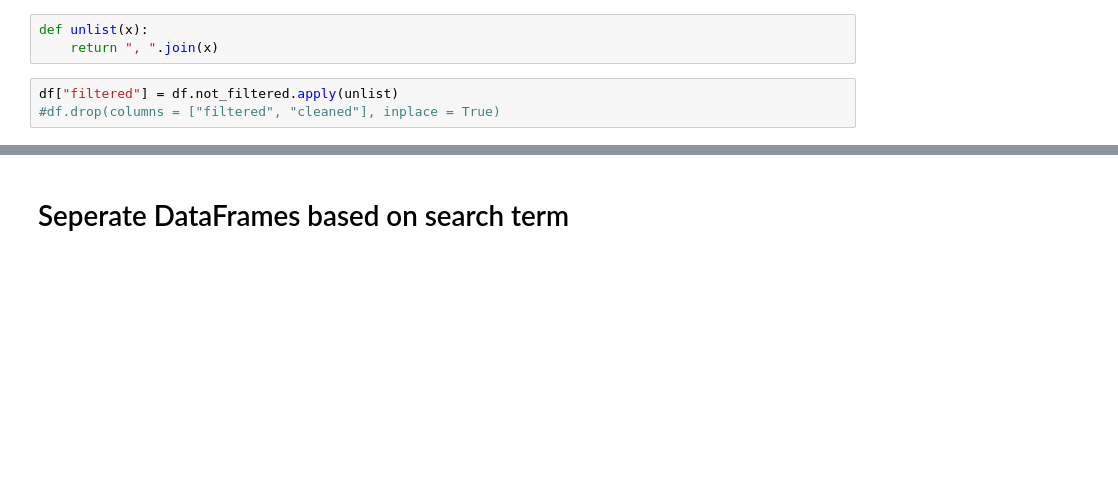
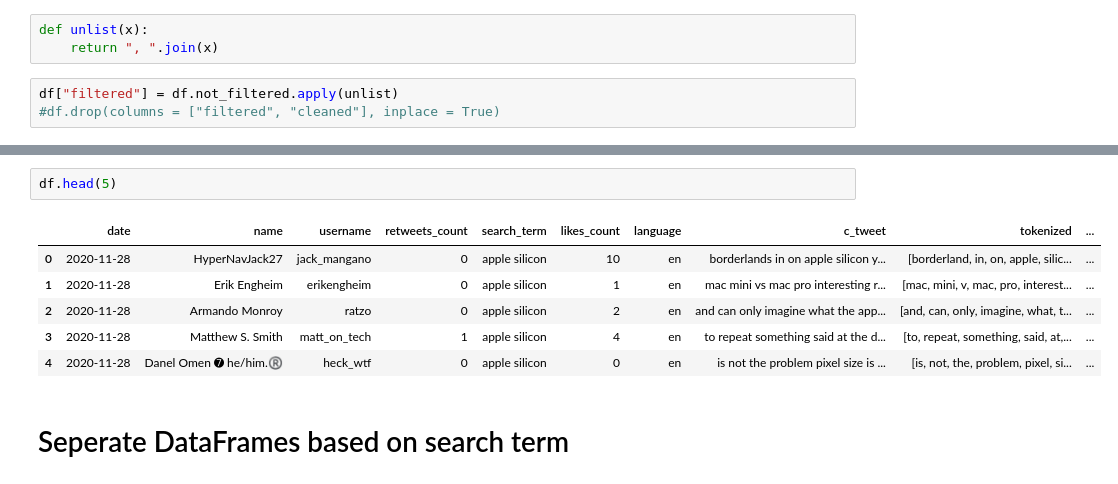
Before and after one commit to brenfrrs/twitter_sentiment_analysis, a Jupyter notebook: Dj-eda.ipynb, the cells around one changed output, grey strips where cells are left out. Cells and saved outputs as stored; diff of their text form; blank space fills up the shorter version.

```diff
--- a/Dj-eda.ipynb
+++ b/Dj-eda.ipynb
@@ -267,3 +267,12 @@ df.head()
+# %%
+df.head(5)
+# %% [output]
+|  | date | name | username | retweets_count | search_term | likes_count | language | c_tweet | tokenized | ... |
+| 0 | 2020-11-28 | HyperNavJack27 | jack_mangano | 0 | apple silicon | 10 | en | borderlands in on apple silicon y... | [borderland, in, on, apple, silic... | ... |
+| 1 | 2020-11-28 | Erik Engheim | erikengheim | 0 | apple silicon | 1 | en | mac mini vs mac pro interesting r... | [mac, mini, v, mac, pro, interest... | ... |
+| 2 | 2020-11-28 | Armando Monroy | ratzo | 0 | apple silicon | 2 | en | and can only imagine what the app... | [and, can, only, imagine, what, t... | ... |
+| 3 | 2020-11-28 | Matthew S. Smith | matt_on_tech | 1 | apple silicon | 4 | en | to repeat something said at the d... | [to, repeat, something, said, at,... | ... |
+| 4 | 2020-11-28 | Danel Omen ➐ he/him.®️ | heck_wtf | 0 | apple silicon | 0 | en | is not the problem pixel size is ... | [is, not, the, problem, pixel, si... | ... |
 # %% [markdown]
 # Seperate DataFrames based on search term
 # %%
```
Also changed, not shown: parts of 55 cells of this notebook, 1 other file.
